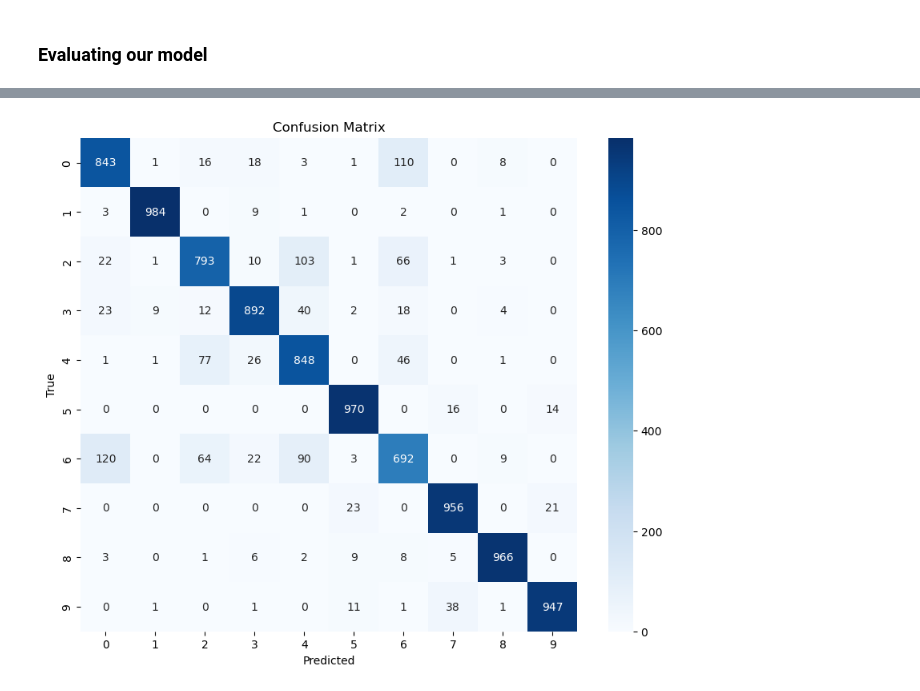
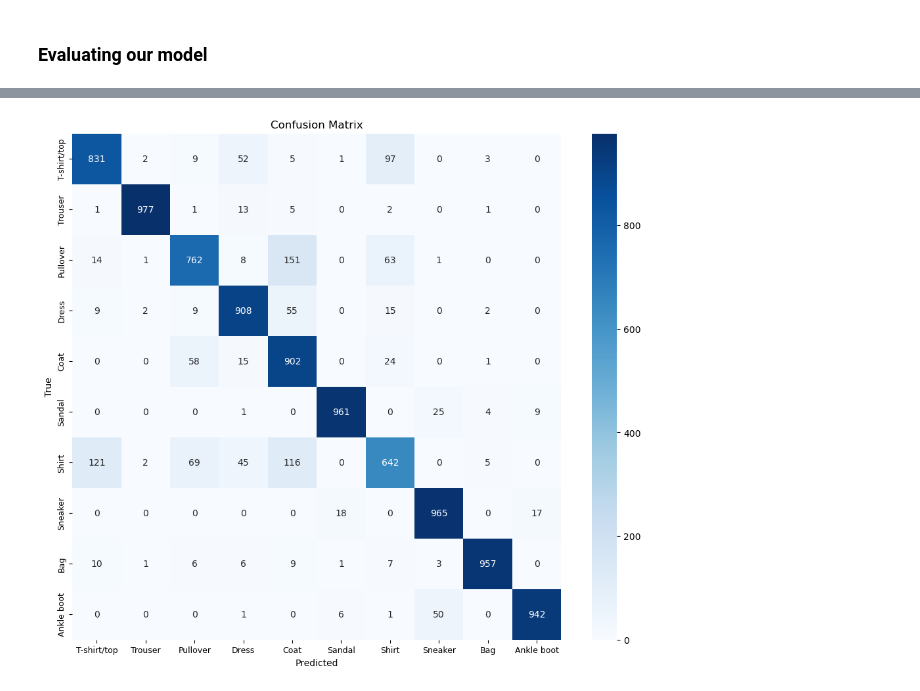
Before and after one commit to dibkb/tensorflow-udemy, a Jupyter notebook: Multiclass Classification.ipynb, the cells around one changed output, grey strips where cells are left out. Saved outputs shown, nothing was run; the diff lists cells and outputs as text; code cells hidden in the pictures.

```diff
--- a/Multiclass Classification.ipynb
+++ b/Multiclass Classification.ipynb
@@ -312,14 +312,15 @@ def plot_confusion_matrix(model):
     predictions = np.argmax(model.predict(test_data_norm), axis=1)
     # Calculate the confusion matrix
     cm = confusion_matrix(test_labels, predictions)
-
     # Plot the confusion matrix using seaborn
-    plt.figure(figsize=(10, 8))
-    sns.heatmap(cm, annot=True, fmt="d", cmap="Blues", xticklabels=np.unique(test_labels), yticklabels=np.unique(test_labels))
+    plt.figure(figsize=(12, 10))
+    ax = sns.heatmap(cm, annot=True, fmt="d", cmap="Blues", xticklabels=class_names, yticklabels=class_names)
+    ax.set_xticklabels(ax.get_xticklabels(), fontsize=9)
+    ax.set_yticklabels(ax.get_yticklabels(), fontsize=9)
     plt.title('Confusion Matrix')
     plt.xlabel('Predicted')
     plt.ylabel('True')
     plt.show()
 # %%
-plot_confusion_matrix(model_four)
+plot_confusion_matrix(model_two)
 # %% [output]
@@ -327 +328 @@ plot_confusion_matrix(model_four)
-[figure, old version]
+[figure, new version]
```
Also changed, not shown: parts of 17 cells of this notebook, 1 other file.
